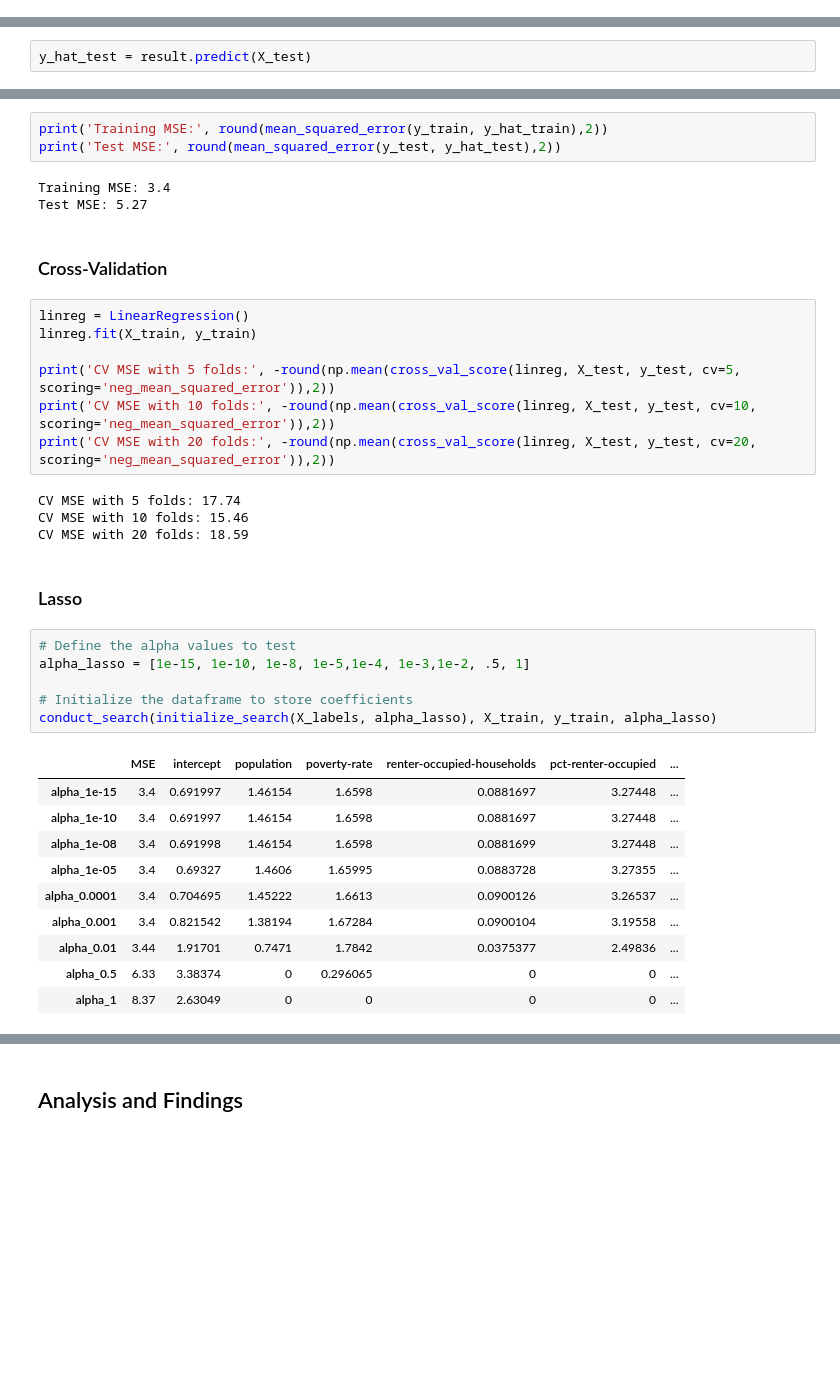
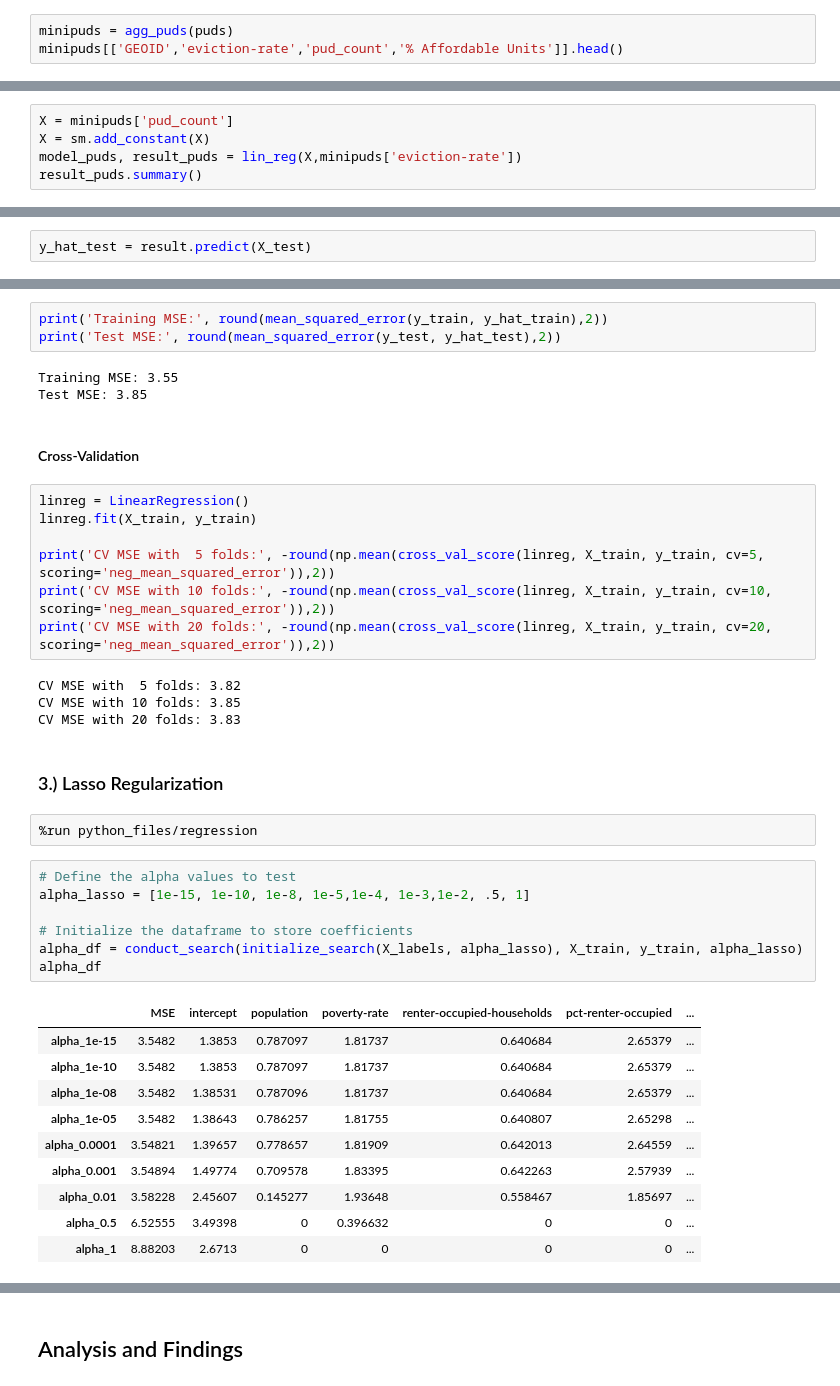
Before and after one commit to NicoleJaneway/dc-eviction-regression, a Jupyter notebook: technical_notebook.ipynb, the cells around one changed output, grey strips where cells are left out. Drawn from its saved outputs; the diff is of its cells as text; blank space fills up the shorter version.

```diff
--- a/technical_notebook.ipynb
+++ b/technical_notebook.ipynb
@@ -80,0 +102,3 @@ In general, residential PUDs do not include provision of affordable units.
+# %%
+minipuds = agg_puds(puds)
+minipuds[['GEOID','eviction-rate','pud_count','% Affordable Units']].head()
@@ -80,0 +118,5 @@ In general, residential PUDs do not include provision of affordable units.
+# %%
+X = minipuds['pud_count']
+X = sm.add_constant(X)
+model_puds, result_puds = lin_reg(X,minipuds['eviction-rate'])
+result_puds.summary()
@@ -222,37 +290,40 @@ y_vs_y_hat_scatter(test_table['pct-white'], test_table['y'], test_table['y_hat']
 print('Training MSE:', round(mean_squared_error(y_train, y_hat_train),2))
 print('Test MSE:', round(mean_squared_error(y_test, y_hat_test),2))
 # %% [output]
-Training MSE: 3.4
-Test MSE: 5.27
+Training MSE: 3.55
+Test MSE: 3.85
 # %% [markdown]
-### Cross-Validation
+#### Cross-Validation
 # %%
 linreg = LinearRegression()
 linreg.fit(X_train, y_train)
 
-print('CV MSE with 5 folds:', -round(np.mean(cross_val_score(linreg, X_test, y_test, cv=5,  scoring='neg_mean_squared_error')),2))
-print('CV MSE with 10 folds:', -round(np.mean(cross_val_score(linreg, X_test, y_test, cv=10, scoring='neg_mean_squared_error')),2))
-print('CV MSE with 20 folds:', -round(np.mean(cross_val_score(linreg, X_test, y_test, cv=20, scoring='neg_mean_squared_error')),2))
+print('CV MSE with  5 folds:', -round(np.mean(cross_val_score(linreg, X_train, y_train, cv=5,  scoring='neg_mean_squared_error')),2))
+print('CV MSE with 10 folds:', -round(np.mean(cross_val_score(linreg, X_train, y_train, cv=10, scoring='neg_mean_squared_error')),2))
+print('CV MSE with 20 folds:', -round(np.mean(cross_val_score(linreg, X_train, y_train, cv=20, scoring='neg_mean_squared_error')),2))
 # %% [output]
-CV MSE with 5 folds: 17.74
-CV MSE with 10 folds: 15.46
-CV MSE with 20 folds: 18.59
+CV MSE with  5 folds: 3.82
+CV MSE with 10 folds: 3.85
+CV MSE with 20 folds: 3.83
 # %% [markdown]
-### Lasso
+### 3.) Lasso Regularization
+# %%
+%run python_files/regression
 # %%
 # Define the alpha values to test
 alpha_lasso = [1e-15, 1e-10, 1e-8, 1e-5,1e-4, 1e-3,1e-2, .5, 1]
 
 # Initialize the dataframe to store coefficients
-conduct_search(initialize_search(X_labels, alpha_lasso), X_train, y_train, alpha_lasso)
+alpha_df = conduct_search(initialize_search(X_labels, alpha_lasso), X_train, y_train, alpha_lasso)
+alpha_df
 # %% [output]
 |  | MSE | intercept | population | poverty-rate | renter-occupied-households | pct-renter-occupied | ... |
-| alpha_1e-15 | 3.4 | 0.691997 | 1.46154 | 1.6598 | 0.0881697 | 3.27448 | ... |
-| alpha_1e-10 | 3.4 | 0.691997 | 1.46154 | 1.6598 | 0.0881697 | 3.27448 | ... |
-| alpha_1e-08 | 3.4 | 0.691998 | 1.46154 | 1.6598 | 0.0881699 | 3.27448 | ... |
-| alpha_1e-05 | 3.4 | 0.69327 | 1.4606 | 1.65995 | 0.0883728 | 3.27355 | ... |
-| alpha_0.0001 | 3.4 | 0.704695 | 1.45222 | 1.6613 | 0.0900126 | 3.26537 | ... |
-| alpha_0.001 | 3.4 | 0.821542 | 1.38194 | 1.67284 | 0.0900104 | 3.19558 | ... |
-| alpha_0.01 | 3.44 | 1.91701 | 0.7471 | 1.7842 | 0.0375377 | 2.49836 | ... |
-| alpha_0.5 | 6.33 | 3.38374 | 0 | 0.296065 | 0 | 0 | ... |
-| alpha_1 | 8.37 | 2.63049 | 0 | 0 | 0 | 0 | ... |
+| alpha_1e-15 | 3.5482 | 1.3853 | 0.787097 | 1.81737 | 0.640684 | 2.65379 | ... |
+| alpha_1e-10 | 3.5482 | 1.3853 | 0.787097 | 1.81737 | 0.640684 | 2.65379 | ... |
+| alpha_1e-08 | 3.5482 | 1.38531 | 0.787096 | 1.81737 | 0.640684 | 2.65379 | ... |
+| alpha_1e-05 | 3.5482 | 1.38643 | 0.786257 | 1.81755 | 0.640807 | 2.65298 | ... |
+| alpha_0.0001 | 3.54821 | 1.39657 | 0.778657 | 1.81909 | 0.642013 | 2.64559 | ... |
+| alpha_0.001 | 3.54894 | 1.49774 | 0.709578 | 1.83395 | 0.642263 | 2.57939 | ... |
+| alpha_0.01 | 3.58228 | 2.45607 | 0.145277 | 1.93648 | 0.558467 | 1.85697 | ... |
+| alpha_0.5 | 6.52555 | 3.49398 | 0 | 0.396632 | 0 | 0 | ... |
+| alpha_1 | 8.88203 | 2.6713 | 0 | 0 | 0 | 0 | ... |
```
Also changed, not shown: parts of 40 cells of this notebook, 7 other files.
